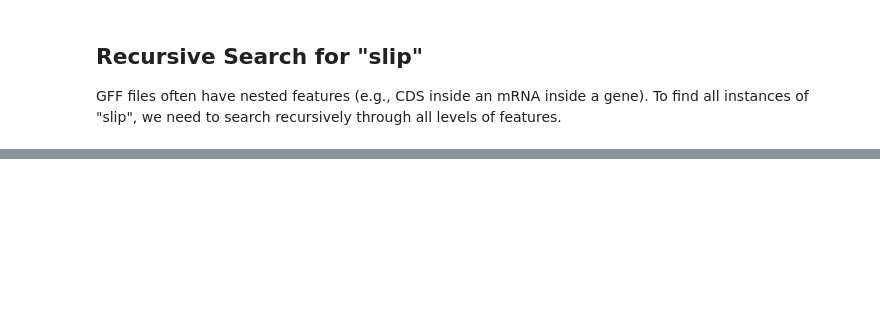
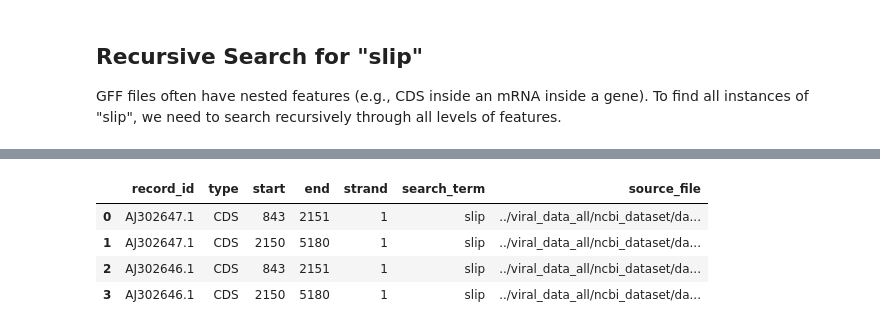
Before and after one commit to khoa-yelo/PRForm, a Jupyter notebook: scripts/parse_gff.ipynb, the cells around one changed output, grey strips where cells are left out. Cells and saved outputs as stored; diff of their text form; code cells hidden in the pictures; blank space fills up the shorter version.

```diff
--- a/scripts/parse_gff.ipynb
+++ b/scripts/parse_gff.ipynb
@@ -113,0 +284,93 @@ Full attributes of the first match:
+# %%
+import re
+from collections import defaultdict
+
+def fallback_parse_gff(gff_file, search_terms):
+    """Raw text-based GFF parser for files that BCBio can't handle."""
+    results = []
+    with open(gff_file) as f:
+        for line in f:
+            if line.startswith("#"):
+                continue
+            parts = line.strip().split("\t")
+            if len(parts) < 9:
+                continue
+
+            seqid, source, ftype, start, end, score, strand, phase, attributes = parts
+
+            # Check if any search term matches the feature type or attributes
+            line_lower = (ftype + "\t" + attributes).lower()
+            for term in search_terms:
+                if term in line_lower:
+                    # Parse attributes into a dict
+                    quals = {}
+                    for attr in attributes.split(";"):
+                        if "=" in attr:
+                            k, v = attr.split("=", 1)
+                            quals[k] = [v]
+
+                    results.append({
+                        "record_id": seqid,
+                        "type": ftype,
+                        "start": int(start) - 1,  # GFF is 1-based, convert to 0-based
+                        "end": int(end),
+                        "strand": 1 if strand == "+" else (-1 if strand == "-" else 0),
+                        "qualifiers": quals,
+                        "search_term": term,
+                        "source_file": gff_file,
+                    })
+                    break  # avoid duplicate matches for same line
+    return results
+
+# --- Error files from the main run ---
+error_files = [
+    "../viral_data_all/ncbi_dataset/data_subset/GCA_003108865.1/genomic.gff",
+    "../viral_data_all/ncbi_dataset/data_subset/GCA_003108965.1/genomic.gff",
+    "../viral_data_all/ncbi_dataset/data_subset/GCA_031239455.1/genomic.gff",
+    "../viral_data_all/ncbi_dataset/data_subset/GCF_000844405.1/genomic.gff",
+    "../viral_data_all/ncbi_dataset/data_subset/GCA_002402265.1/genomic.gff",
+    "../viral_data_all/ncbi_dataset/data_subset/GCF_000850265.1/genomic.gff",
+    "../viral_data_all/ncbi_dataset/data_subset/GCA_003071505.1/genomic.gff",
+    "../viral_data_all/ncbi_dataset/data_subset/GCA_000853945.1/genomic.gff",
+    "../viral_data_all/ncbi_dataset/data_subset/GCA_000873645.1/genomic.gff",
+    "../viral_data_all/ncbi_dataset/data_subset/GCF_003047555.1/genomic.gff",
+    "../viral_data_all/ncbi_dataset/data_subset/GCA_000844405.1/genomic.gff",  # duplicate of GCF_000844405
+    "../viral_data_all/ncbi_dataset/data_subset/GCA_000857425.1/genomic.gff",
+    "../viral_data_all/ncbi_dataset/data_subset/GCA_003108845.1/genomic.gff",
+    "../viral_data_all/ncbi_dataset/data_subset/GCA_003108945.1/genomic.gff",
+    "../viral_data_all/ncbi_dataset/data_subset/GCF_002709885.1/genomic.gff",
+]
+
+# Deduplicate the file list
+error_files = list(dict.fromkeys(error_files))
+
+search_terms = ["slip", "ribosome", "ribosomal"]
+fallback_matches = []
+
+for gff_file in error_files:
+    try:
+        matches = fallback_parse_gff(gff_file, search_terms)
+        fallback_matches.extend(matches)
+        print(f"✓ {gff_file}: {len(matches)} matches found")
+    except FileNotFoundError:
+        print(f"✗ {gff_file}: FILE NOT FOUND")
+    except Exception as e:
+        print(f"✗ {gff_file}: {e}")
+
+print(f"\nTotal fallback matches: {len(fallback_matches)}")
+
+# Convert to DataFrame
+if fallback_matches:
+    df_fallback = pd.DataFrame(fallback_matches)
+    df_fallback = df_fallback.drop_duplicates(subset=["record_id", "type", "start", "end", "strand"])
+    print(f"Unique fallback features: {len(df_fallback)}")
+    display(df_fallback.drop(columns=["qualifiers"]).head(20))
+
+    # Append to main results
+    df_all = pd.concat([df_all, df_fallback], ignore_index=True)
+    df_all = df_all.drop_duplicates(subset=["record_id", "type", "start", "end", "strand"])
+    print(f"\nUpdated total unique features: {len(df_all)}")
+
+df_all.to_csv("../gff_results/gff_checkpoints/checkpoint_errors.csv", index=False)
+print("Saved features to checkpoint_errors.csv")
+# %% [output]
@@ -113,0 +395,5 @@ Full attributes of the first match:
+|  | record_id | type | start | end | strand | search_term | source_file |
+| 0 | AJ302647.1 | CDS | 843 | 2151 | 1 | slip | ../viral_data_all/ncbi_dataset/da... |
+| 1 | AJ302647.1 | CDS | 2150 | 5180 | 1 | slip | ../viral_data_all/ncbi_dataset/da... |
+| 2 | AJ302646.1 | CDS | 843 | 2151 | 1 | slip | ../viral_data_all/ncbi_dataset/da... |
+| 3 | AJ302646.1 | CDS | 2150 | 5180 | 1 | slip | ../viral_data_all/ncbi_dataset/da... |
```
Also changed, not shown: parts of 13 cells of this notebook, 5 other files.
